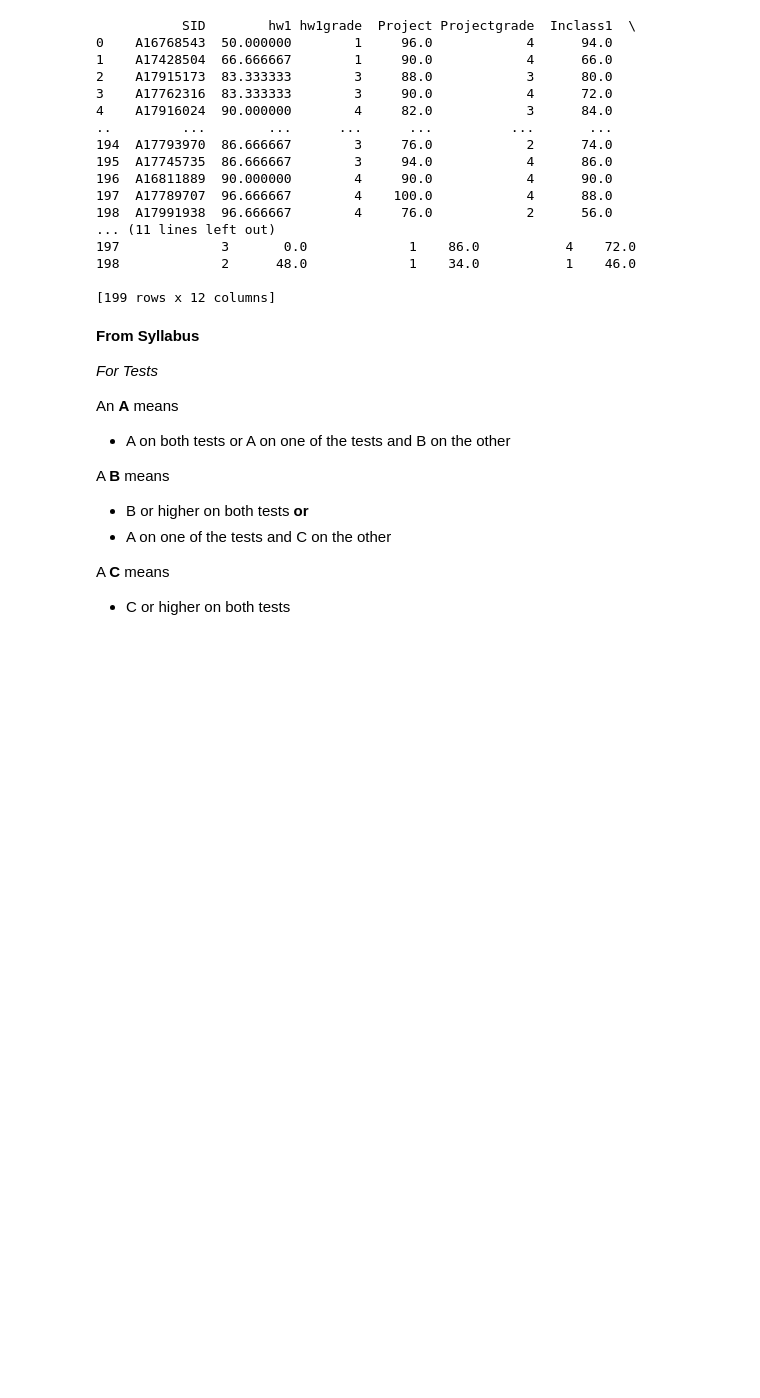
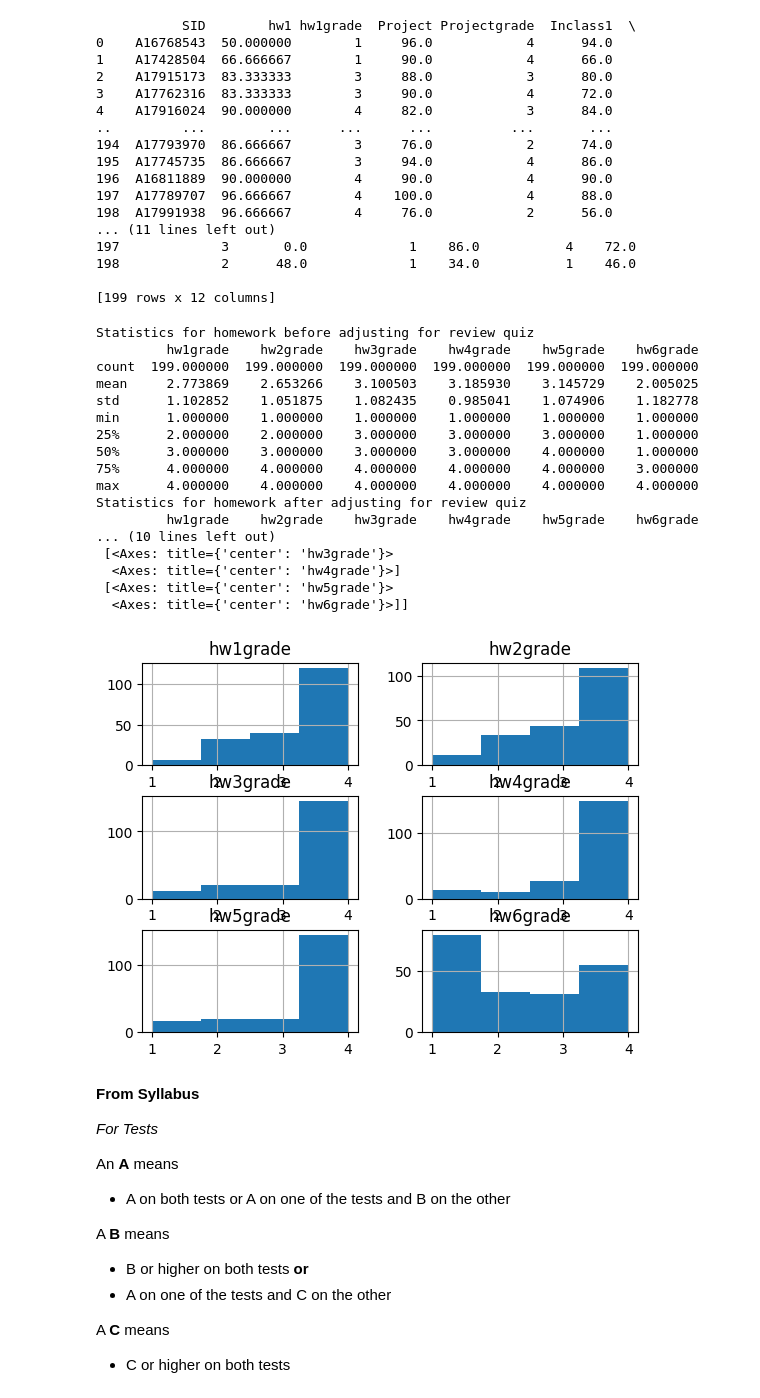
Before and after one commit to discrete-math-for-cs/discrete-math-for-cs.github.io, a Jupyter notebook: grades/analysis.ipynb, the cells around one changed output. Saved outputs shown, nothing was run; the diff lists cells and outputs as text; code cells hidden in the pictures; blank space fills up the shorter version.

```diff
--- a/grades/analysis.ipynb
+++ b/grades/analysis.ipynb
@@ -139,26 +139,61 @@ print(grades[['SID','hw1','hw1grade','Project','Projectgrade','Inclass1','Inclas
 # %%
 ## Associating review quizzes with HW: update grade point by 1 (up to max of 3) if average on relevant quizzes is >=90%
 
 # HW1 Week 1
 # HW2 Week 2
 # HW3 Week 2 + Week 3
 # HW4 Week 4 + Week 5 (No review quiz) + Week 6
 # HW5 Week 5 (No review quiz)+ Week 6 + Week 7
 # HW6 Week 8 + Week 9 (No review quiz) + Week 10
 hw_quizzes = {1:['Week 1 Review Quiz'],2:['Week 2 Review Quiz'],3:['Week 2 Review Quiz','Week 3 Review Quiz'],
               4:['Week 4 Review Quiz','Week 6 Review Quiz'],5:['Week 6 Review Quiz','Week 7 Review Quiz'],
               6:['Week 8 Review Quiz','Week 10 Review Quiz']}
 
 for i in range(1,7):
     grades['hw'+str(i)+'grade'] = grades['hw'+str(i)+'grade'].astype(int)
     grades['hw'+str(i)+'QuizAvg']=grades.loc[:,hw_quizzes[i]].mean(axis=1)
-    #If Quiz score for quizzes relevant to a hw is greater than or equal to 90, add one letter grade to homework score, if possible
-    #grades.loc[grades['hw'+str(i)+'QuizAvg']>=90,'hw'+str(i)+'grade'].apply(lambda x: min(x+1,4))
-    grades.loc[grades['hw'+str(i)+'QuizAvg']>=90,'hw'+str(i)+'grade'] = grades.loc[grades['hw'+str(i)+'QuizAvg'] >= 90,'hw'+str(i)+'grade'].apply(lambda x: min(x + 1, 4))
 
-#print(grades[['hw1','Week 1 Review Quiz','hw1QuizAvg','hw1grade',
-#              'hw3','Week 2 Review Quiz','Week 3 Review Quiz','hw3QuizAvg','hw3grade',
-#              'hw6','Week 8 Review Quiz','Week 10 Review Quiz','hw6QuizAvg','hw6grade']].head(4))
+print("Statistics for homework before adjusting for review quiz")
+print(grades[['SID','hw1grade','hw2grade','hw3grade','hw4grade','hw5grade','hw6grade']].describe())
+
+
+#    #If Quiz score for quizzes relevant to a hw is greater than or equal to 90, add one letter grade to homework score, if possible
+#    grades.loc[grades['hw'+str(i)+'QuizAvg']>=90,'hw'+str(i)+'grade'] = grades.loc[grades['hw'+str(i)+'QuizAvg'] >= 90,'hw'+str(i)+'grade'].apply(lambda x: min(x + 1, 4))
+grades.loc[grades['hw1QuizAvg']>=90,'hw1grade'] = grades.loc[grades['hw1QuizAvg'] >= 90,'hw1grade'].apply(lambda x: min(x + 1, 4))
+grades.loc[grades['hw2QuizAvg']>=90,'hw2grade'] = grades.loc[grades['hw2QuizAvg'] >= 90,'hw2grade'].apply(lambda x: min(x + 1, 4))
+grades.loc[grades['hw3QuizAvg']>=90,'hw3grade'] = grades.loc[grades['hw3QuizAvg'] >= 90,'hw3grade'].apply(lambda x: min(x + 1, 4))
+grades.loc[grades['hw4QuizAvg']>=90,'hw4grade'] = grades.loc[grades['hw4QuizAvg'] >= 90,'hw4grade'].apply(lambda x: min(x + 1, 4))
+grades.loc[grades['hw5QuizAvg']>=90,'hw5grade'] = grades.loc[grades['hw5QuizAvg'] >= 90,'hw5grade'].apply(lambda x: min(x + 1, 4))
+grades.loc[grades['hw6QuizAvg']>=90,'hw6grade'] = grades.loc[grades['hw6QuizAvg'] >= 90,'hw6grade'].apply(lambda x: min(x + 1, 4))
+
+#print(grades[['hw1','Week 1 Review Quiz','hw1QuizAvg','hw1grade']].head(5))
+#print(grades[['hw2','Week 2 Review Quiz','hw2grade']].head(5))
+#print(grades[['hw3','Week 2 Review Quiz','Week 3 Review Quiz','hw3QuizAvg','hw3grade']].head(5))
+#print(grades[['hw4','Week 4 Review Quiz','Week 6 Review Quiz','hw4QuizAvg','hw4grade']].head(5))
+#print(grades[['hw5','Week 6 Review Quiz','Week 7 Review Quiz','hw5QuizAvg','hw5grade']].head(5))
+#print(grades[['hw6','Week 8 Review Quiz','Week 10 Review Quiz','hw6QuizAvg','hw6grade']].head(5))
+print("Statistics for homework after adjusting for review quiz")
+print(grades[['SID','hw1grade','hw2grade','hw3grade','hw4grade','hw5grade','hw6grade']].describe())
+print(grades[['SID','hw1grade','hw2grade','hw3grade','hw4grade','hw5grade','hw6grade']].hist(bins=4))
+# %% [output]
+Statistics for homework before adjusting for review quiz
+         hw1grade    hw2grade    hw3grade    hw4grade    hw5grade    hw6grade
+count  199.000000  199.000000  199.000000  199.000000  199.000000  199.000000
+mean     2.773869    2.653266    3.100503    3.185930    3.145729    2.005025
+std      1.102852    1.051875    1.082435    0.985041    1.074906    1.182778
+min      1.000000    1.000000    1.000000    1.000000    1.000000    1.000000
+25%      2.000000    2.000000    3.000000    3.000000    3.000000    1.000000
+50%      3.000000    3.000000    3.000000    3.000000    4.000000    1.000000
+75%      4.000000    4.000000    4.000000    4.000000    4.000000    3.000000
+max      4.000000    4.000000    4.000000    4.000000    4.000000    4.000000
+Statistics for homework after adjusting for review quiz
+         hw1grade    hw2grade    hw3grade    hw4grade    hw5grade    hw6grade
+... (10 lines left out)
+ [<Axes: title={'center': 'hw3grade'}>
+  <Axes: title={'center': 'hw4grade'}>]
+ [<Axes: title={'center': 'hw5grade'}>
+  <Axes: title={'center': 'hw6grade'}>]]
+[figure, added]
 # %% [markdown]
 **From Syllabus**
 
```
Also changed, not shown: parts of 3 cells of this notebook, 9 other files.
